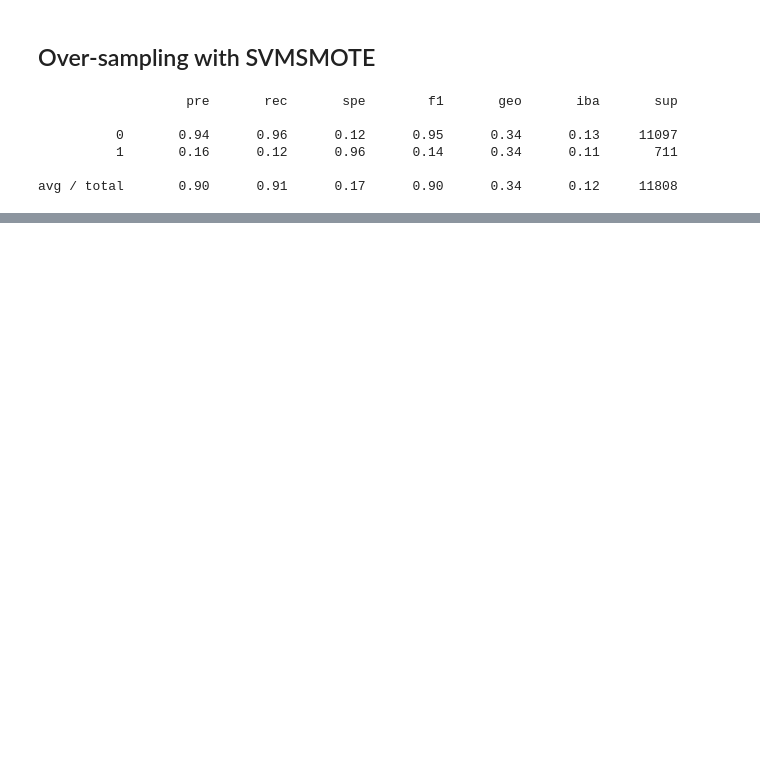
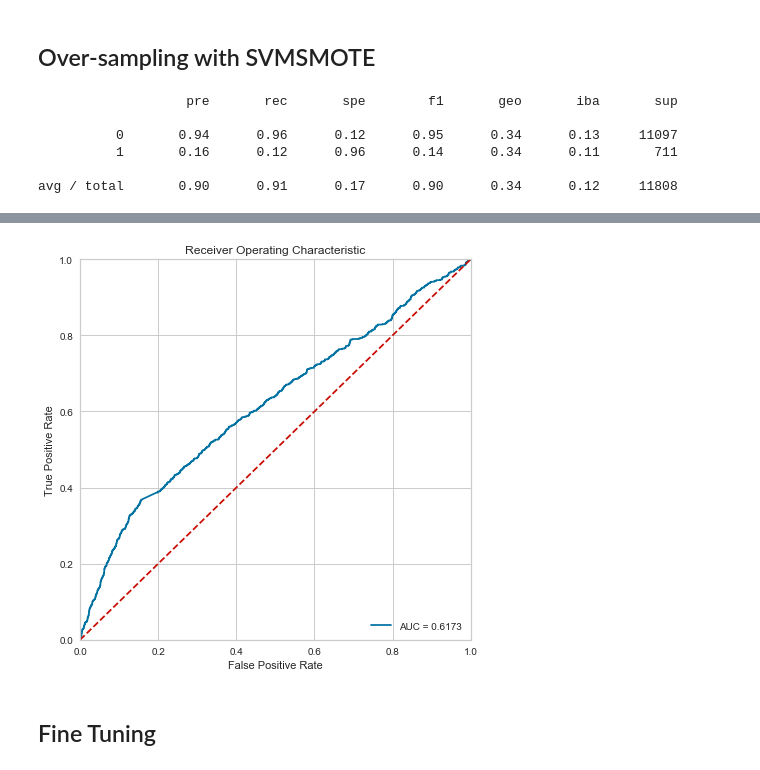
Before and after one commit to TheeChris/springboard, a Jupyter notebook: Capstone_2/notebooks/2.1-TheeChris-ModelLogisticReg.ipynb, the cells around one changed output, grey strips where cells are left out. Cells and saved outputs as stored; diff of their text form; code cells hidden in the pictures; blank space fills up the shorter version.

```diff
--- a/Capstone_2/notebooks/2.1-TheeChris-ModelLogisticReg.ipynb
+++ b/Capstone_2/notebooks/2.1-TheeChris-ModelLogisticReg.ipynb
@@ -177,0 +143,10 @@ plt.show()
+# %%
+plt.figure(figsize=(7,7))
+draw_roc_curve(model=pipe_smote, features=X_test, target=y_test)
+plt.savefig(os.path.join(PROJ_ROOT, 'reports', 'figures', 'lr_oversample_roc_curve.png'))
+
+plt.show()
+# %% [output]
+[figure, added]
+# %% [markdown]
+## Fine Tuning
```
Also changed, not shown: parts of 18 cells of this notebook.
